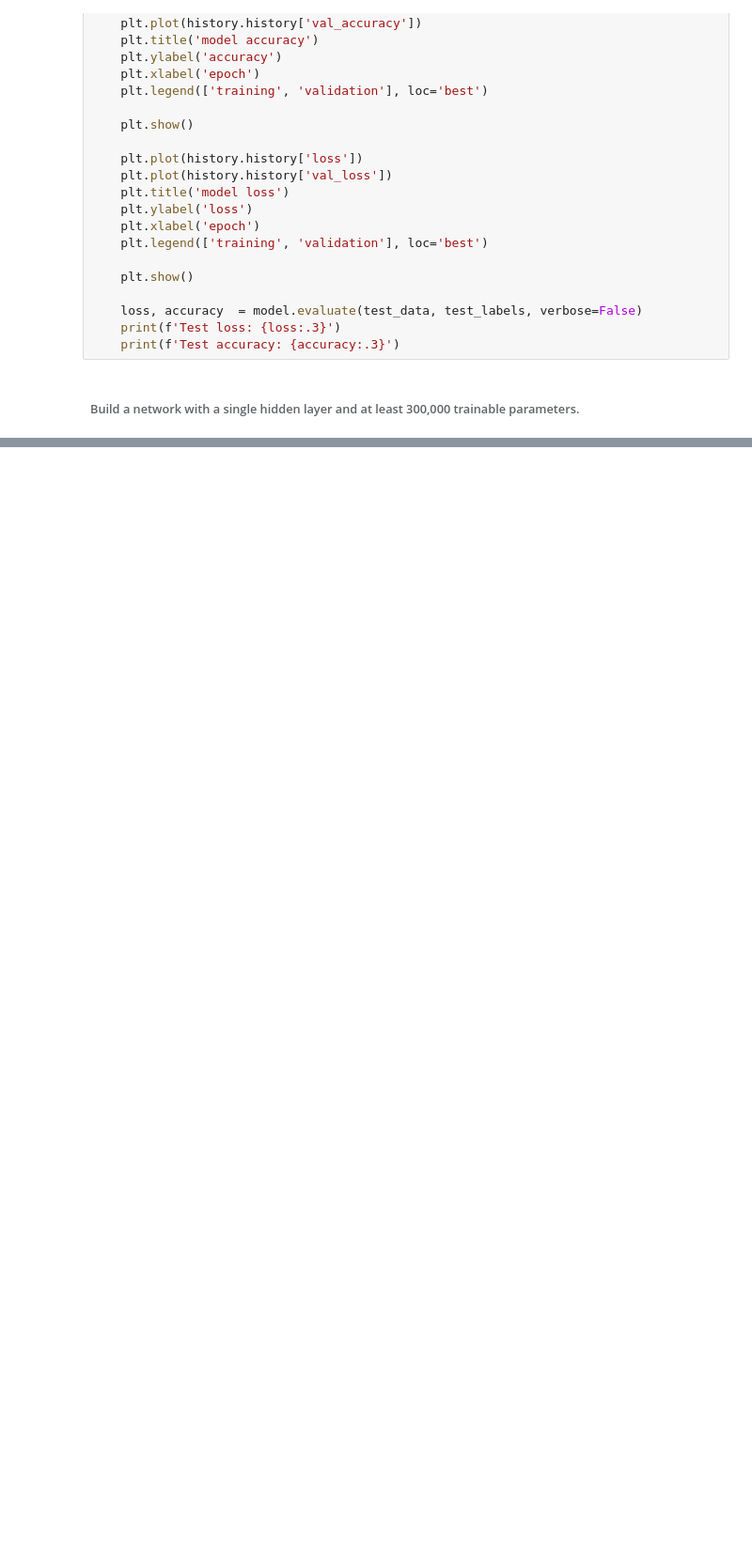
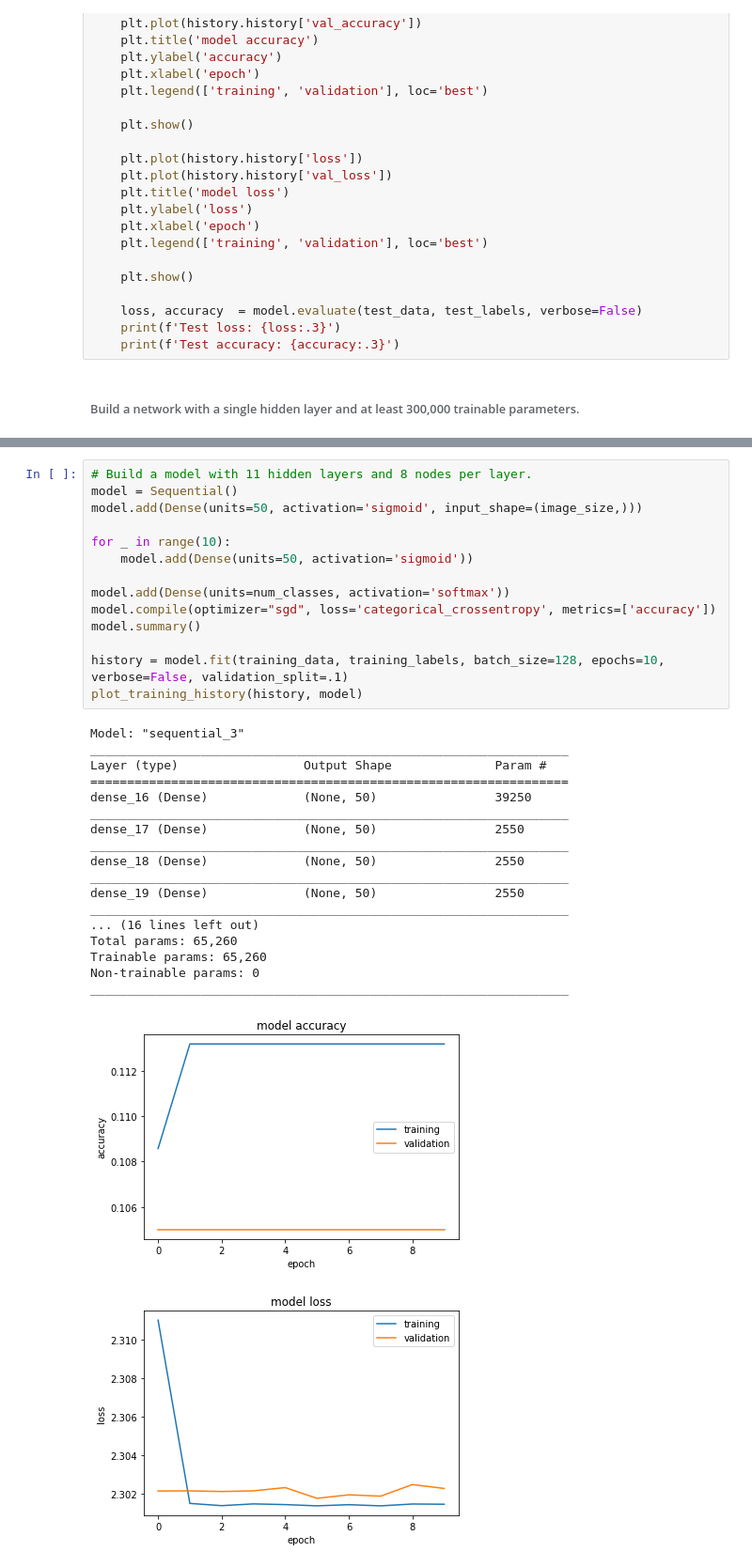
Before and after one commit to daniel-234/intro-to-deep-learning, a Jupyter notebook: 01-intro-to-deep-learning/Neural-Network-Basics-in-TensorFlow-exercise.ipynb, the cells around one changed output, grey strips where cells are left out. Shown at 94% size. Cells and saved outputs as stored; diff of their text form; blank space fills up the shorter version.

```diff
--- a/01-intro-to-deep-learning/Neural-Network-Basics-in-TensorFlow-exercise.ipynb
+++ b/01-intro-to-deep-learning/Neural-Network-Basics-in-TensorFlow-exercise.ipynb
@@ -117,0 +197,34 @@ Answer the following questions about this model:
+# %%
+# Build a model with 11 hidden layers and 8 nodes per layer.
+model = Sequential()
+model.add(Dense(units=50, activation='sigmoid', input_shape=(image_size,)))
+
+for _ in range(10):
+    model.add(Dense(units=50, activation='sigmoid'))
+
+model.add(Dense(units=num_classes, activation='softmax'))
+model.compile(optimizer="sgd", loss='categorical_crossentropy', metrics=['accuracy'])
+model.summary()
+
+history = model.fit(training_data, training_labels, batch_size=128, epochs=10, verbose=False, validation_split=.1)
+plot_training_history(history, model)
+# %% [output]
+Model: "sequential_3"
+_________________________________________________________________
+Layer (type)                 Output Shape              Param #
+=================================================================
+dense_16 (Dense)             (None, 50)                39250
+_________________________________________________________________
+dense_17 (Dense)             (None, 50)                2550
+_________________________________________________________________
+dense_18 (Dense)             (None, 50)                2550
+_________________________________________________________________
+dense_19 (Dense)             (None, 50)                2550
+_________________________________________________________________
+... (16 lines left out)
+Total params: 65,260
+Trainable params: 65,260
+Non-trainable params: 0
+_________________________________________________________________
+[figure, added]
+[figure, added]
```
Also changed, not shown: parts of 14 cells of this notebook.
